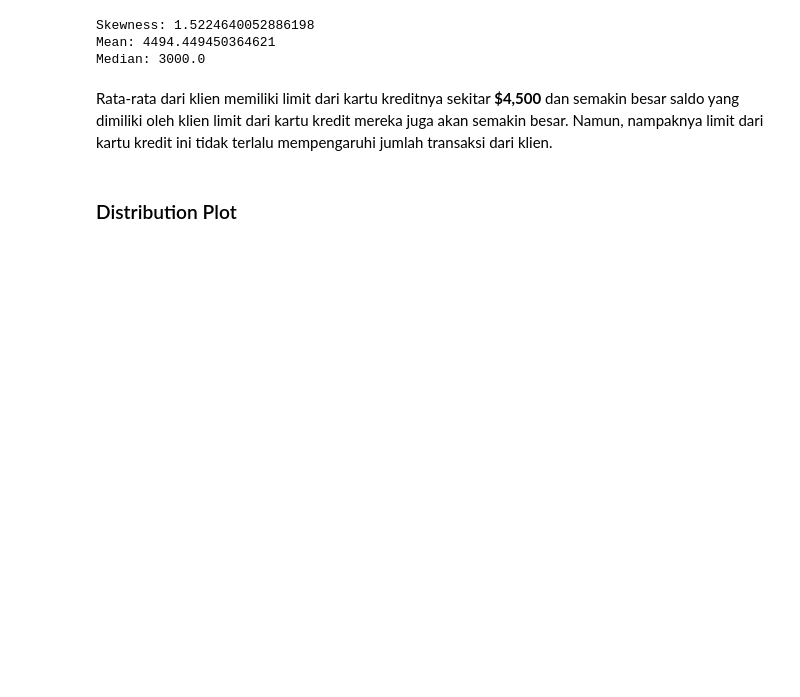
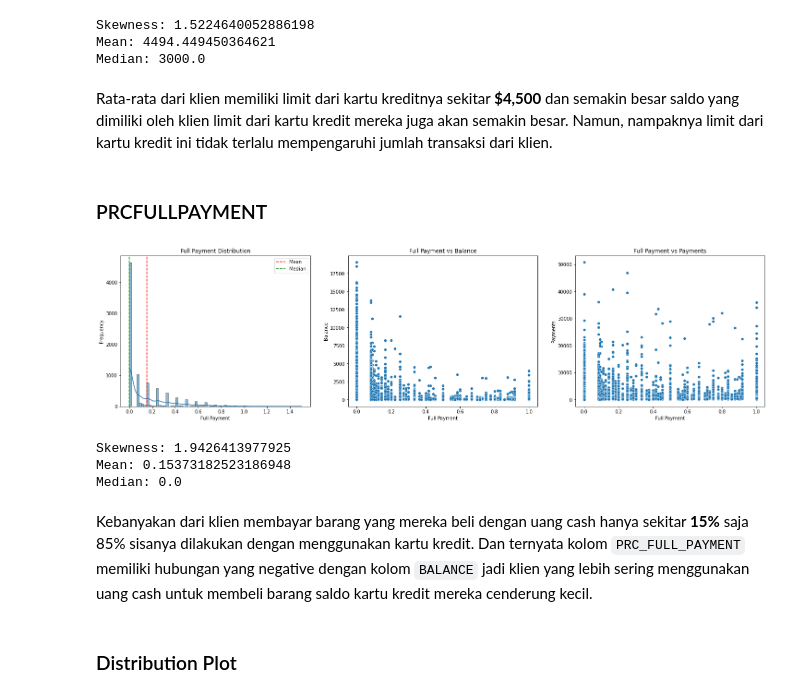
Before and after one commit to Penzragon/h8dsft_P1W3Cls, a Jupyter notebook: script.ipynb, the cells around one changed output. Saved outputs shown, nothing was run; the diff lists cells and outputs as text; code cells hidden in the pictures; blank space fills up the shorter version.

```diff
--- a/script.ipynb
+++ b/script.ipynb
@@ -407,6 +407,39 @@ Mean: 4494.449450364621
 Median: 3000.0
 # %% [markdown]
 Rata-rata dari klien memiliki limit dari kartu kreditnya sekitar **$4,500** dan semakin besar saldo yang dimiliki oleh klien limit dari kartu kredit mereka juga akan semakin besar. Namun, nampaknya limit dari kartu kredit ini tidak terlalu mempengaruhi jumlah transaksi dari klien.
+# %% [markdown]
+### PRCFULLPAYMENT
+# %%
+plt.figure(figsize=(25, 6))
+plt.subplot(1, 3, 1)
+sns.histplot(x='CASH_ADVANCE_FREQUENCY', data=cc, kde=True)
+plt.axvline(x=cc.PRC_FULL_PAYMENT.mean(), color='red', linestyle='--', label='Mean')
+plt.axvline(x=cc.PRC_FULL_PAYMENT.median(), color='green', linestyle='--', label='Median')
+plt.title('Full Payment Distribution')
+plt.xlabel('Full Payment')
+plt.ylabel('Frequency')
+plt.legend()
+plt.subplot(1, 3, 2)
+sns.scatterplot(x='PRC_FULL_PAYMENT', y='BALANCE', data=cc)
+plt.title('Full Payment vs Balance')
+plt.xlabel('Full Payment')
+plt.ylabel('Balance')
+plt.subplot(1, 3, 3)
+sns.scatterplot(x='PRC_FULL_PAYMENT', y='PAYMENTS', data=cc)
+plt.title('Full Payment vs Payments')
+plt.xlabel('Full Payment')
+plt.ylabel('Payments')
+plt.show()
+print(f'Skewness: {cc.PRC_FULL_PAYMENT.skew()}')
+print(f'Mean: {cc.PRC_FULL_PAYMENT.mean()}')
+print(f'Median: {cc.PRC_FULL_PAYMENT.median()}')
+# %% [output]
+[figure, added]
+Skewness: 1.9426413977925
+Mean: 0.15373182523186948
+Median: 0.0
+# %% [markdown]
+Kebanyakan dari klien membayar barang yang mereka beli dengan uang cash hanya sekitar **15%** saja 85% sisanya dilakukan dengan menggunakan kartu kredit. Dan ternyata kolom `PRC_FULL_PAYMENT` memiliki hubungan yang negative dengan kolom `BALANCE` jadi klien yang lebih sering menggunakan uang cash untuk membeli barang saldo kartu kredit mereka cenderung kecil.
 # %% [markdown]
 ### Distribution Plot
 # %%
```
Also changed, not shown: parts of 1 cell of this notebook.
